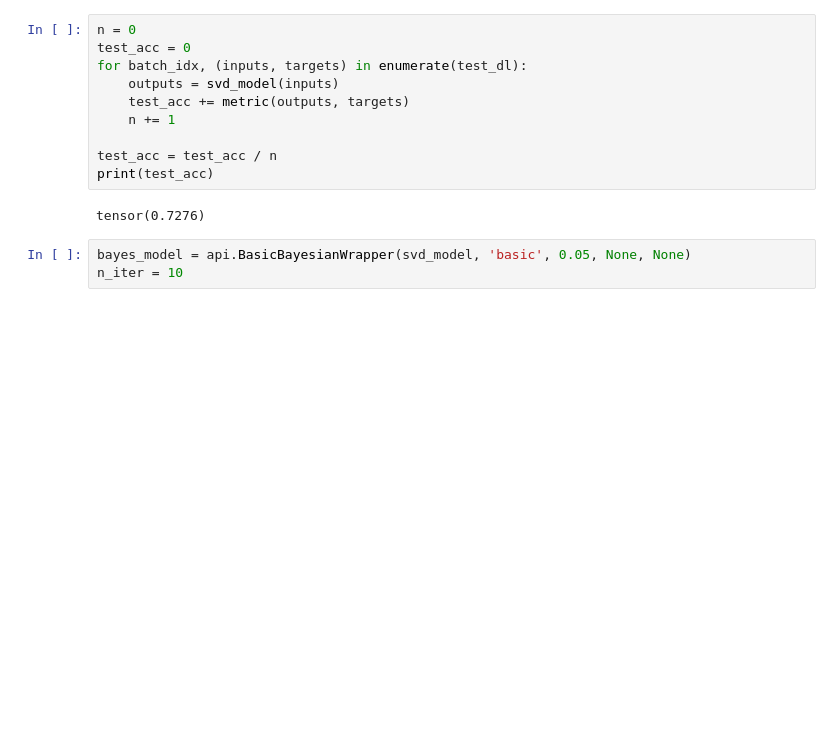
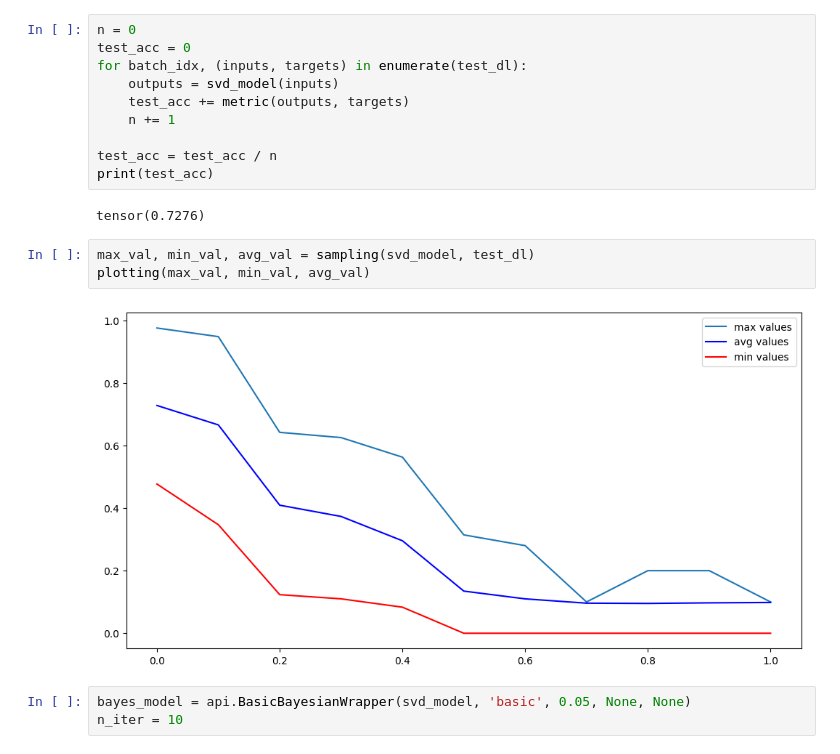
Before and after one commit to ksenyanix/algorithm-for-estimating-the-uncertainty-of-neural-network-prediction, a Jupyter notebook: Resnet (2).ipynb, the cells around one changed output. Saved outputs shown, nothing was run; the diff lists cells and outputs as text; blank space fills up the shorter version.

```diff
--- a/Resnet (2).ipynb
+++ b/Resnet (2).ipynb
@@ -357,6 +349,11 @@ test_acc = test_acc / n
 print(test_acc)
 # %% [output]
 tensor(0.7276)
+# %%
+max_val, min_val, avg_val = sampling(svd_model, test_dl)
+plotting(max_val, min_val, avg_val)
+# %% [output]
+[figure, added]
 # %%
 bayes_model = api.BasicBayesianWrapper(svd_model, 'basic', 0.05, None, None)
 n_iter = 10
```
Also changed, not shown: parts of 14 cells of this notebook.
